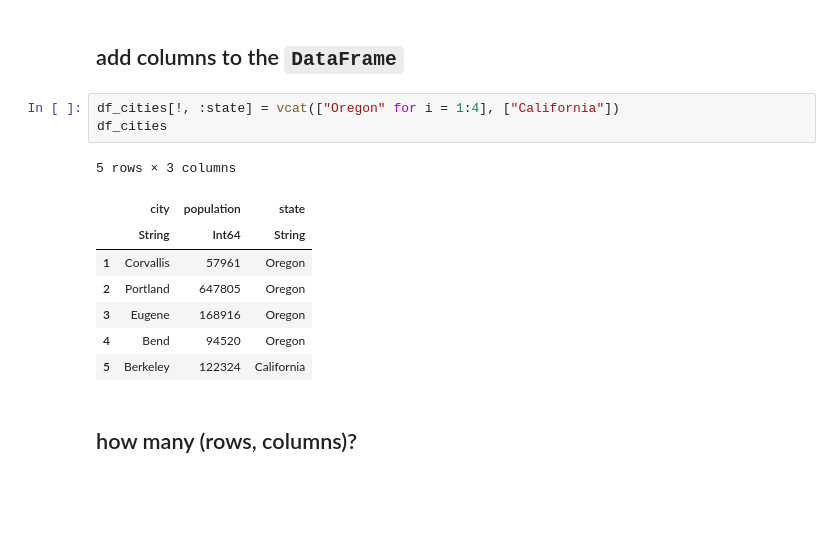
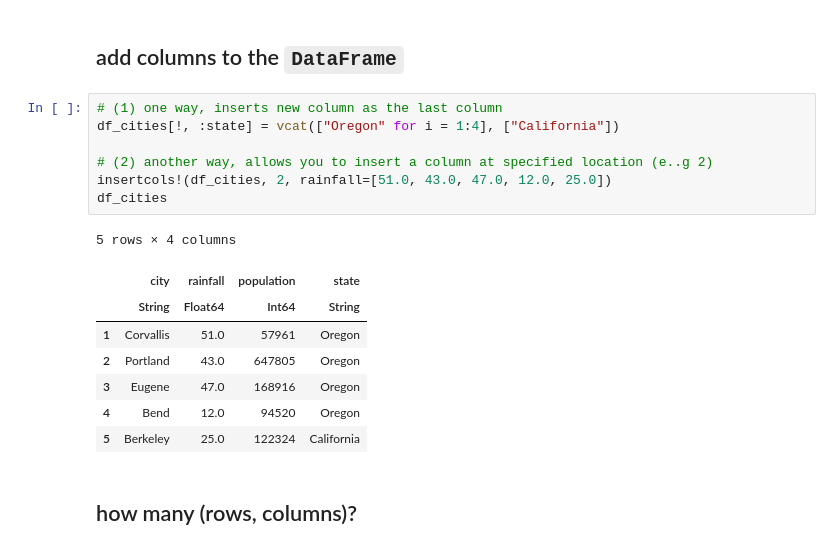
Before and after one commit to SimonEnsemble/data_science_course, a Jupyter notebook: lectures/dataframes/DataFrames.ipynb, the cells around one changed output. Cells and saved outputs as stored; diff of their text form; blank space fills up the shorter version.

```diff
--- a/lectures/dataframes/DataFrames.ipynb
+++ b/lectures/dataframes/DataFrames.ipynb
@@ -69,18 +69,22 @@ df_cities
 | 5 | Berkeley | 122324 |
 # %% [markdown]
 ## add columns to the `DataFrame`
-# %%
-df_cities[!, :state] = vcat(["Oregon" for i = 1:4], ["California"])
-df_cities
-# %% [output]
-5 rows × 3 columns
-|  | city | population | state |
-|  | String | Int64 | String |
-| 1 | Corvallis | 57961 | Oregon |
-| 2 | Portland | 647805 | Oregon |
-| 3 | Eugene | 168916 | Oregon |
-| 4 | Bend | 94520 | Oregon |
-| 5 | Berkeley | 122324 | California |
+# %%
+# (1) one way, inserts new column as the last column
+df_cities[!, :state] = vcat(["Oregon" for i = 1:4], ["California"])
+
+# (2) another way, allows you to insert a column at specified location (e..g 2)
+insertcols!(df_cities, 2, rainfall=[51.0, 43.0, 47.0, 12.0, 25.0])
+df_cities
+# %% [output]
+5 rows × 4 columns
+|  | city | rainfall | population | state |
+|  | String | Float64 | Int64 | String |
+| 1 | Corvallis | 51.0 | 57961 | Oregon |
+| 2 | Portland | 43.0 | 647805 | Oregon |
+| 3 | Eugene | 47.0 | 168916 | Oregon |
+| 4 | Bend | 12.0 | 94520 | Oregon |
+| 5 | Berkeley | 25.0 | 122324 | California |
 # %% [markdown]
 ## how many (rows, columns)?
 # %%
```
Also changed, not shown: parts of 25 cells of this notebook.
